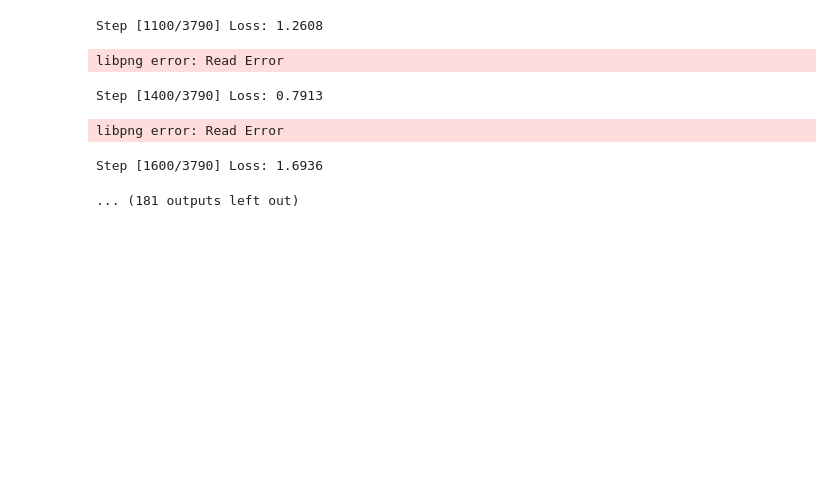
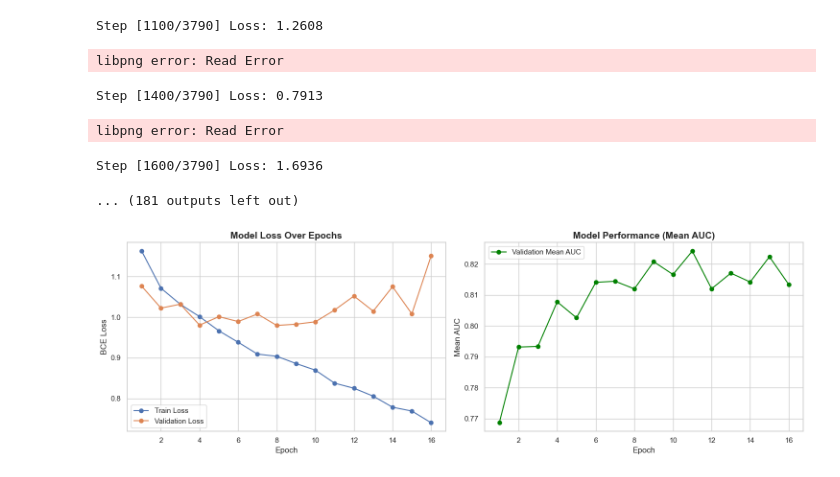
Before and after one commit to k-phantastic/NIH-XRay-Segmentation, a Jupyter notebook: densenet-121.ipynb, the cells around one changed output. Drawn from its saved outputs; the diff is of its cells as text; code cells hidden in the pictures; blank space fills up the shorter version.

```diff
--- a/densenet-121.ipynb
+++ b/densenet-121.ipynb
@@ -350,3 +350,35 @@ Step [1400/3790] Loss: 0.7913
 libpng error: Read Error
 Step [1600/3790] Loss: 1.6936
 ... (181 outputs left out)
+# %%
+import pandas as pd
+import matplotlib.pyplot as plt
+import seaborn as sns
+
+# Load the data
+log_df = pd.read_csv("training_log.csv")
+
+# Set up the figure
+sns.set_theme(style="whitegrid")
+fig, (ax1, ax2) = plt.subplots(1, 2, figsize=(15, 5))
+
+# Plot 1: Loss Curve
+ax1.plot(log_df['epoch'], log_df['train_loss'], label='Train Loss', marker='o')
+ax1.plot(log_df['epoch'], log_df['val_loss'], label='Validation Loss', marker='o')
+ax1.set_title('Model Loss Over Epochs', fontsize=14, fontweight='bold')
+ax1.set_xlabel('Epoch')
+ax1.set_ylabel('BCE Loss')
+ax1.legend()
+
+# Plot 2: Mean AUC Curve
+ax2.plot(log_df['epoch'], log_df['mean_auc'], label='Validation Mean AUC', color='green', marker='o')
+ax2.set_title('Model Performance (Mean AUC)', fontsize=14, fontweight='bold')
+ax2.set_xlabel('Epoch')
+ax2.set_ylabel('Mean AUC')
+ax2.legend()
+
+plt.tight_layout()
+plt.show()
+# Tip: Right-click the output graph and "Save Image As" for your slides.
+# %% [output]
+[figure, added]
```
Also changed, not shown: 3 other files.
